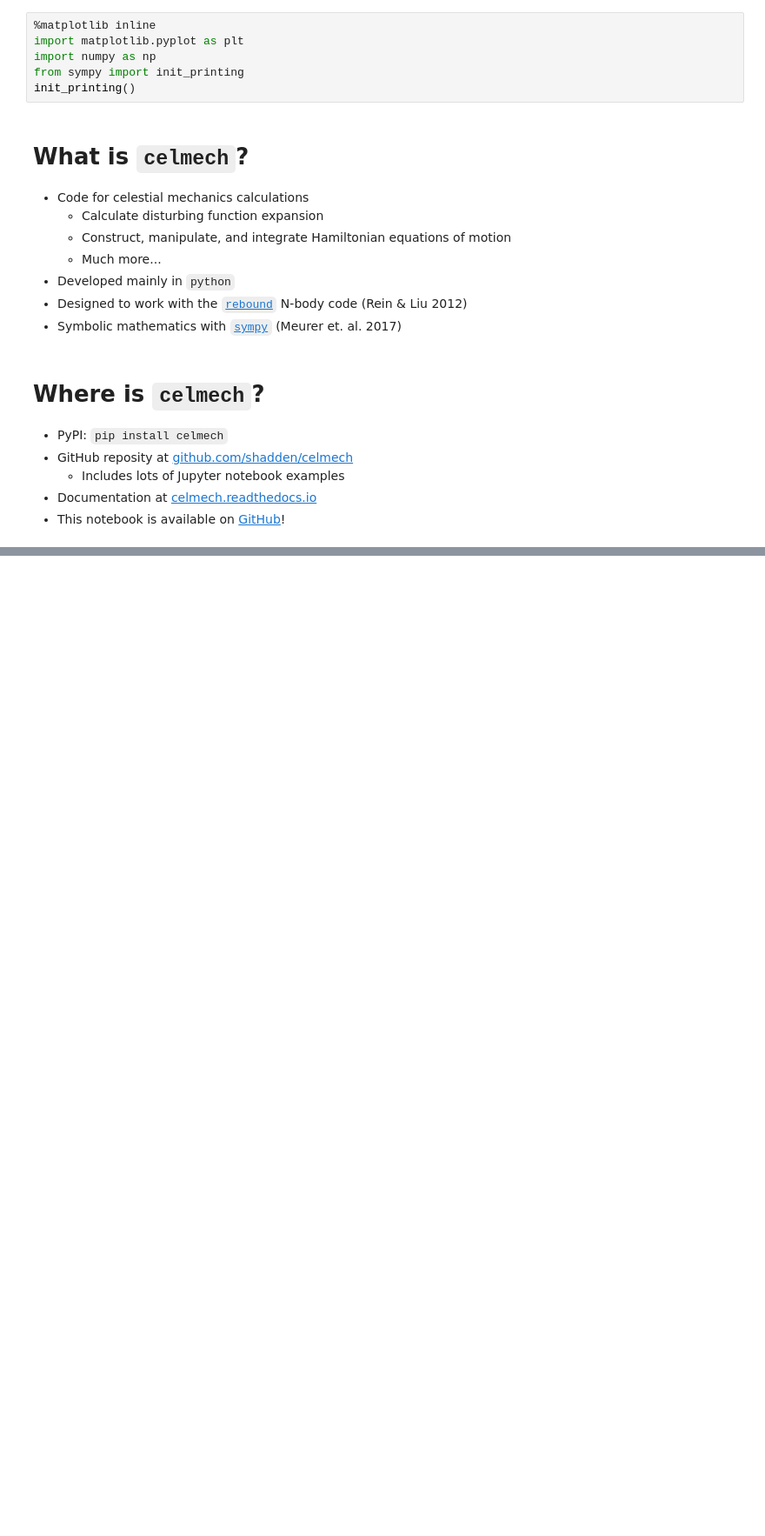
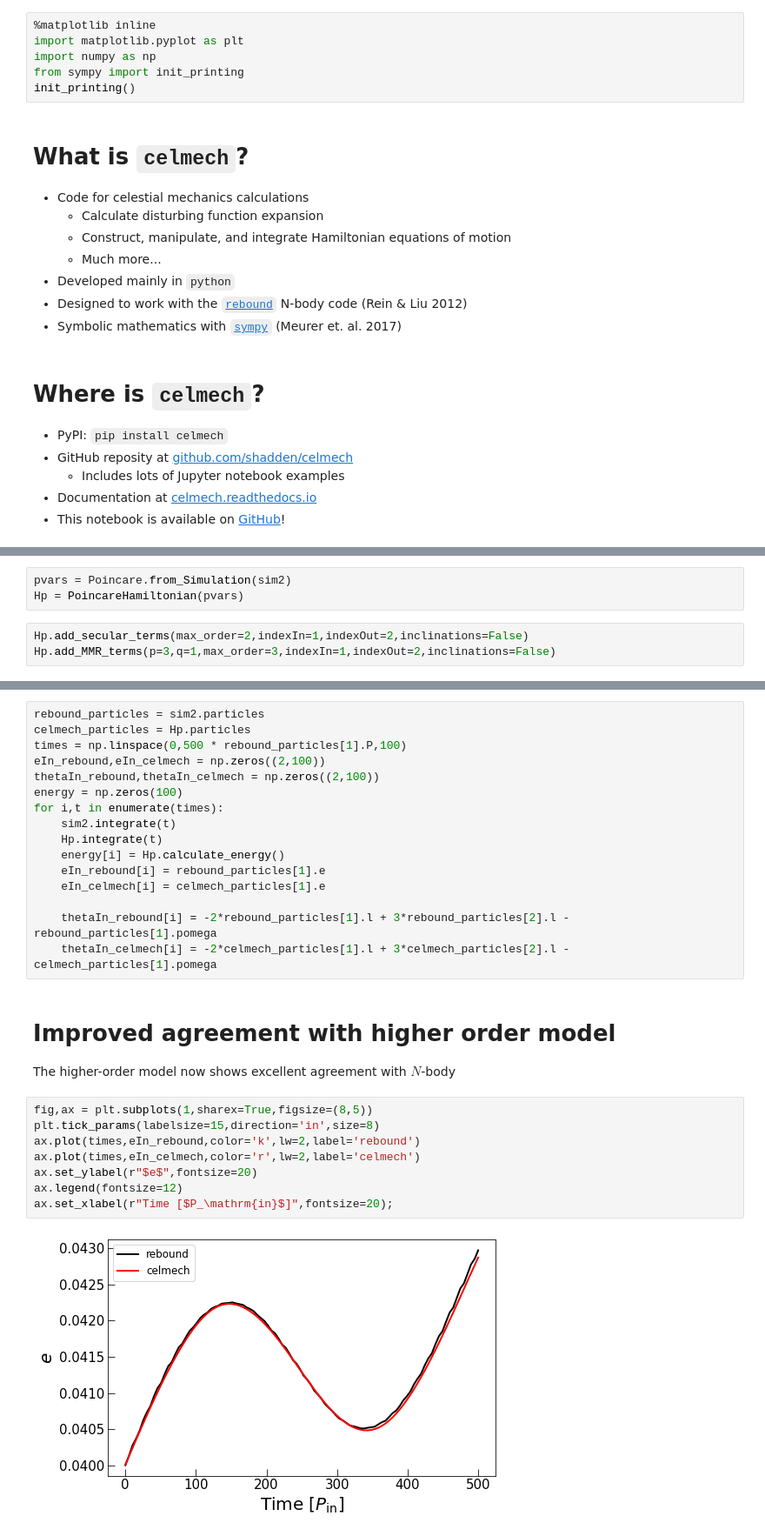
Before and after one commit to shadden/CelmechTutorial_SaoPauloState_Aug2022, a Jupyter notebook: CelmechTutorial_SaoPauloState_Aug2022.ipynb, the cells around one changed output, grey strips where cells are left out. Shown: that part at 87% size. Drawn from its saved outputs; the diff is of its cells as text; blank space fills up the shorter version.

```diff
--- a/CelmechTutorial_SaoPauloState_Aug2022.ipynb
+++ b/CelmechTutorial_SaoPauloState_Aug2022.ipynb
@@ -31,0 +206,6 @@ init_printing()
+# %%
+pvars = Poincare.from_Simulation(sim2)
+Hp = PoincareHamiltonian(pvars)
+# %%
+Hp.add_secular_terms(max_order=2,indexIn=1,indexOut=2,inclinations=False)
+Hp.add_MMR_terms(p=3,q=1,max_order=3,indexIn=1,indexOut=2,inclinations=False)
@@ -31,0 +264,29 @@ init_printing()
+# %%
+rebound_particles = sim2.particles
+celmech_particles = Hp.particles
+times = np.linspace(0,500 * rebound_particles[1].P,100)
+eIn_rebound,eIn_celmech = np.zeros((2,100))
+thetaIn_rebound,thetaIn_celmech = np.zeros((2,100))
+energy = np.zeros(100)
+for i,t in enumerate(times):
+    sim2.integrate(t)
+    Hp.integrate(t)
+    energy[i] = Hp.calculate_energy()
+    eIn_rebound[i] = rebound_particles[1].e
+    eIn_celmech[i] = celmech_particles[1].e
+
+    thetaIn_rebound[i] = -2*rebound_particles[1].l + 3*rebound_particles[2].l - rebound_particles[1].pomega
+    thetaIn_celmech[i] = -2*celmech_particles[1].l + 3*celmech_particles[2].l - celmech_particles[1].pomega
+# %% [markdown]
+# Improved agreement with higher order model
+The higher-order model now shows excellent agreement with $N$-body
+# %%
+fig,ax = plt.subplots(1,sharex=True,figsize=(8,5))
+plt.tick_params(labelsize=15,direction='in',size=8)
+ax.plot(times,eIn_rebound,color='k',lw=2,label='rebound')
+ax.plot(times,eIn_celmech,color='r',lw=2,label='celmech')
+ax.set_ylabel(r"$e$",fontsize=20)
+ax.legend(fontsize=12)
+ax.set_xlabel(r"Time [$P_\mathrm{in}$]",fontsize=20);
+# %% [output]
+[figure, added]
```
Also changed, not shown: parts of 42 cells of this notebook.
